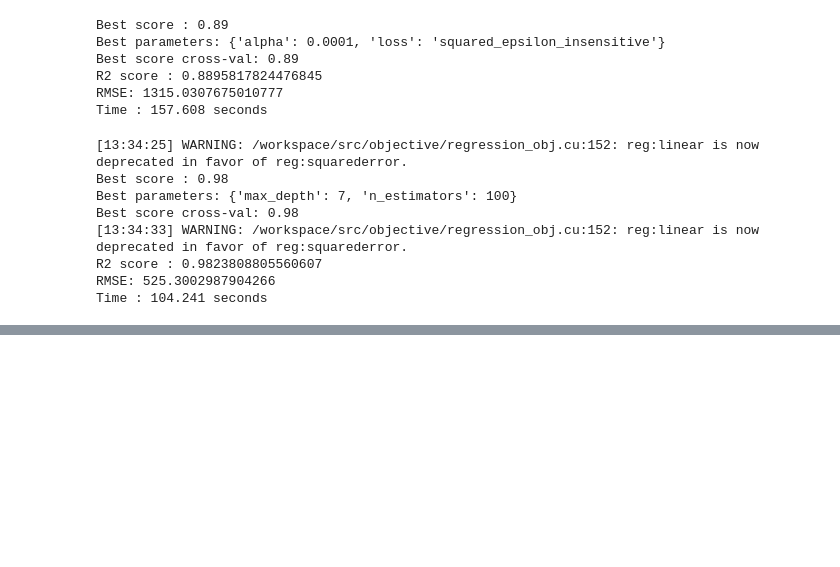
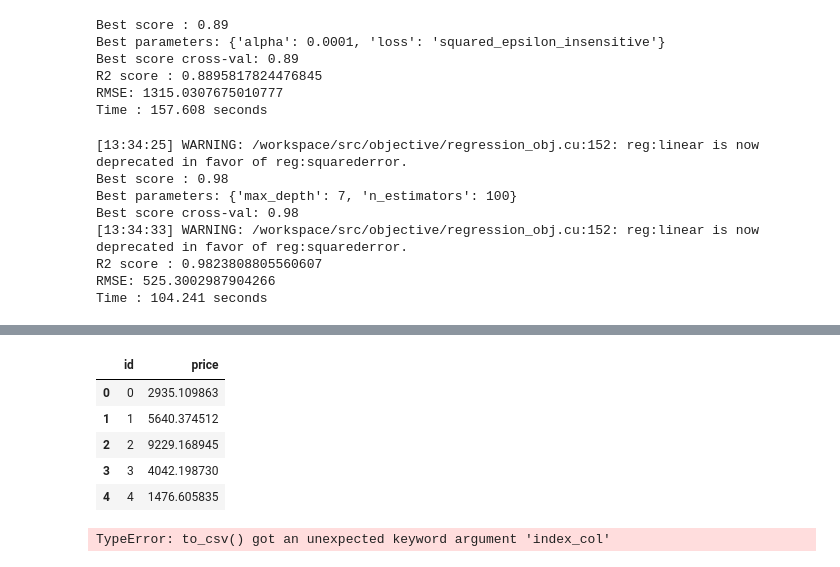
Before and after one commit to YonatanRA/Diamond-Contest, a Jupyter notebook: V-sklearn.ipynb, the cells around one changed output, grey strips where cells are left out. Cells and saved outputs as stored; diff of their text form; code cells hidden in the pictures; blank space fills up the shorter version.

```diff
--- a/V-sklearn.ipynb
+++ b/V-sklearn.ipynb
@@ -358,14 +358,14 @@ xgbr_submit=XGBRegressor(n_estimators=100, max_depth=7)
 def submit(modelo, X, y):
     df=pd.read_csv('diamonds_test.csv')
     submit=pd.DataFrame()
-    submit['id']
+    submit['id']=df.id
     df=df.drop(columns='id')
     df=df.apply(LabelEncoder().fit_transform)
     df[['carat','depth','table','x','y','z']]=scaler.fit_transform(df[['carat','depth','table','x','y','z']])
     modelo.fit(X_label, y)
     y_pred=modelo.predict(df)
-    submit=pd.DataFrame(y_pred)
+    submit['price']=y_pred
     return submit
 # %%
-display(submit(xgbr_submit, X_label, y))
+res=submit(xgbr_submit, X_label, y)
 # %% [output]
@@ -373,0 +373,13 @@ None
+# %%
+res.head()
+# %% [output]
+|  | id | price |
+| 0 | 0 | 2935.109863 |
+| 1 | 1 | 5640.374512 |
+| 2 | 2 | 9229.168945 |
+| 3 | 3 | 4042.198730 |
+| 4 | 4 | 1476.605835 |
+# %%
+res.to_csv('submit.csv', index_col = False)
+# %% [output]
+TypeError: to_csv() got an unexpected keyword argument 'index_col'
```
Also changed, not shown: parts of 1 cell of this notebook, 1 other file.
